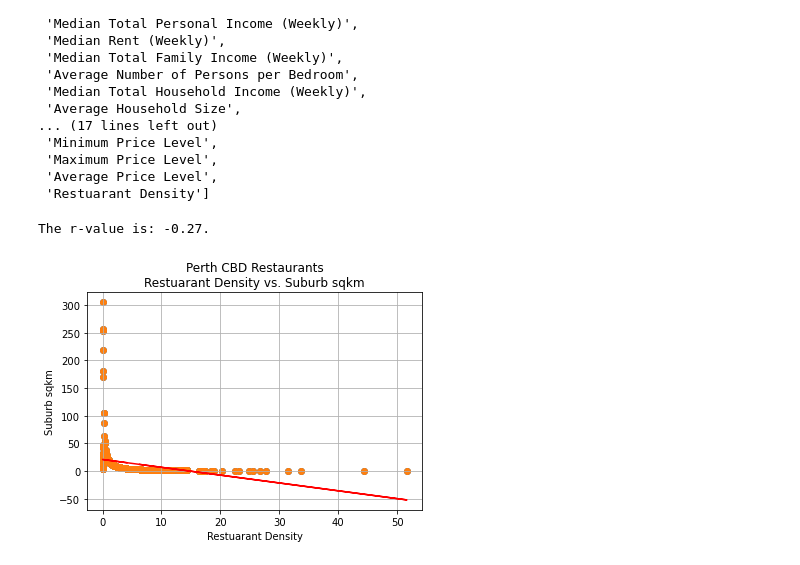
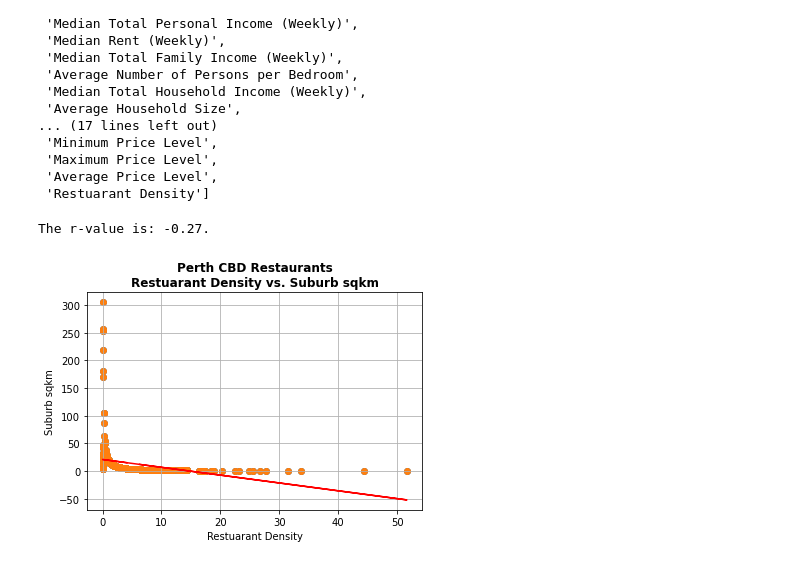
Before and after one commit to EpicTomatoSauce/exploration-of-food-in-perth, a Jupyter notebook: Code/analysis_josh.ipynb, the cells around one changed output. Saved outputs shown, nothing was run; the diff lists cells and outputs as text; code cells hidden in the pictures.

Commit message:
Bold format added onto jupyter josh

```diff
--- a/Code/analysis_josh.ipynb
+++ b/Code/analysis_josh.ipynb
@@ -518,28 +518,28 @@ list(summary_df.columns.values)
 # %%
 # Linear regression
 plt.scatter(summary_df["Restuarant Density"], summary_df["Suburb sqkm"])
 (slope, intercept, rvalue, pvalue, stderr) = st.linregress(summary_df["Restuarant Density"], summary_df["Suburb sqkm"])
 regress_values = summary_df['Restuarant Density'] * slope + intercept
 
 # Create the plot
 plt.scatter(summary_df["Restuarant Density"], summary_df["Suburb sqkm"])
 plt.plot(summary_df["Restuarant Density"], regress_values, "r-")
 # plt.annotate(line_eq,(5,25),fontsize=13,color="red")
 rvalue_round = round(rvalue,2)
 
 # Format Axes
-plt.title("Perth CBD Restaurants\nRestuarant Density vs. Suburb sqkm")
+plt.title(("Perth CBD Restaurants\nRestuarant Density vs. Suburb sqkm"), fontweight = 'bold')
 plt.xlabel("Restuarant Density")
 plt.ylabel("Suburb sqkm")
 plt.grid(True)
 
 # Save figure
 plt.savefig("../Outputs/Restuarant Density vs Suburb sqkm.png")
 
 
 # Plot
 print(f"The r-value is: {rvalue_round}.")
 plt.show()
 # %% [output]
 The r-value is: -0.27.
-[figure, old version]
+[figure, new version]
```
Also changed, not shown: 1 other file.
